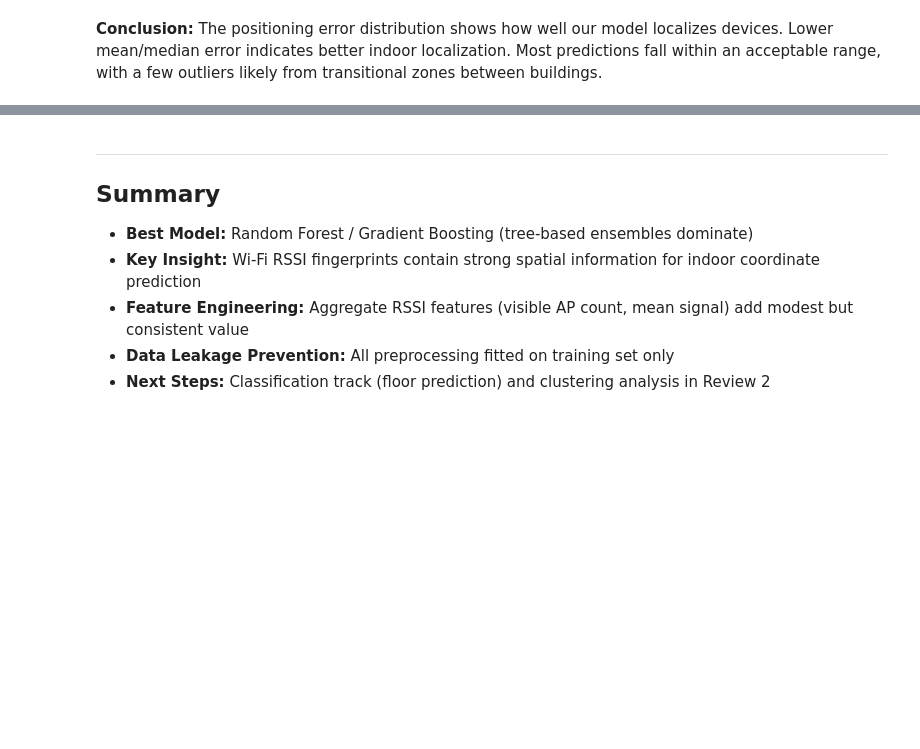
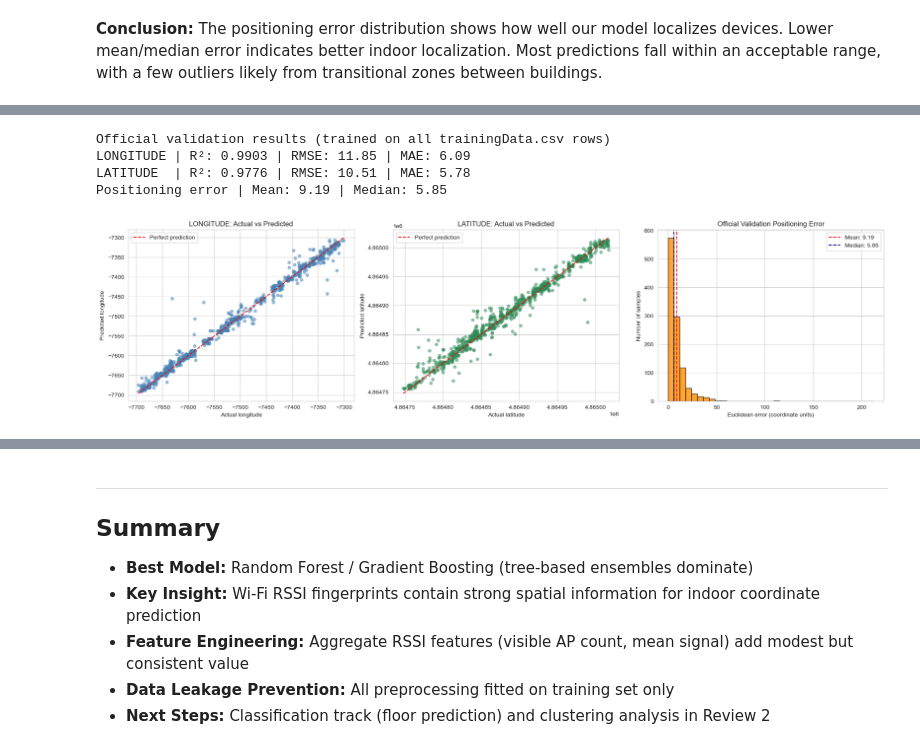
Before and after one commit to Ganesh2006646/Machine-Learning---Case-Study, a Jupyter notebook: notebooks/regression.ipynb, the cells around one changed output, grey strips where cells are left out. Cells and saved outputs as stored; diff of their text form; code cells hidden in the pictures; blank space fills up the shorter version.

```diff
--- a/notebooks/regression.ipynb
+++ b/notebooks/regression.ipynb
@@ -1045,0 +998,64 @@ Median positioning error: 2.93 units
+# %%
+X_full = train_clean[feature_cols]
+X_validation = val_clean[feature_cols]
+y_lon_full = train_clean['LONGITUDE']
+y_lat_full = train_clean['LATITUDE']
+y_lon_validation = val_clean['LONGITUDE']
+y_lat_validation = val_clean['LATITUDE']
+
+final_scaler = StandardScaler()
+X_full_scaled = final_scaler.fit_transform(X_full)
+X_validation_scaled = final_scaler.transform(X_validation)
+X_full_scaled = np.nan_to_num(X_full_scaled, nan=0.0)
+X_validation_scaled = np.nan_to_num(X_validation_scaled, nan=0.0)
+
+final_lon_model = KNeighborsRegressor(**knn_grid.best_params_, n_jobs=-1)
+final_lat_model = KNeighborsRegressor(**knn_grid.best_params_, n_jobs=-1)
+final_lon_model.fit(X_full_scaled, y_lon_full)
+final_lat_model.fit(X_full_scaled, y_lat_full)
+
+lon_validation_pred = final_lon_model.predict(X_validation_scaled)
+lat_validation_pred = final_lat_model.predict(X_validation_scaled)
+
+print('Official validation results (trained on all trainingData.csv rows)')
+print(f"LONGITUDE | R²: {r2_score(y_lon_validation, lon_validation_pred):.4f} | RMSE: {np.sqrt(mean_squared_error(y_lon_validation, lon_validation_pred)):.2f} | MAE: {mean_absolute_error(y_lon_validation, lon_validation_pred):.2f}")
+print(f"LATITUDE  | R²: {r2_score(y_lat_validation, lat_validation_pred):.4f} | RMSE: {np.sqrt(mean_squared_error(y_lat_validation, lat_validation_pred)):.2f} | MAE: {mean_absolute_error(y_lat_validation, lat_validation_pred):.2f}")
+
+validation_position_error = np.sqrt(
+    (y_lon_validation.to_numpy() - lon_validation_pred) ** 2
+    + (y_lat_validation.to_numpy() - lat_validation_pred) ** 2
+)
+print(f"Positioning error | Mean: {validation_position_error.mean():.2f} | Median: {np.median(validation_position_error):.2f}")
+
+fig, axes = plt.subplots(1, 3, figsize=(19, 5))
+
+axes[0].scatter(y_lon_validation, lon_validation_pred, alpha=0.55, color='steelblue', edgecolors='none')
+axes[0].plot([y_lon_validation.min(), y_lon_validation.max()], [y_lon_validation.min(), y_lon_validation.max()], 'r--', label='Perfect prediction')
+axes[0].set_title('LONGITUDE: Actual vs Predicted')
+axes[0].set_xlabel('Actual longitude')
+axes[0].set_ylabel('Predicted longitude')
+axes[0].legend()
+
+axes[1].scatter(y_lat_validation, lat_validation_pred, alpha=0.55, color='seagreen', edgecolors='none')
+axes[1].plot([y_lat_validation.min(), y_lat_validation.max()], [y_lat_validation.min(), y_lat_validation.max()], 'r--', label='Perfect prediction')
+axes[1].set_title('LATITUDE: Actual vs Predicted')
+axes[1].set_xlabel('Actual latitude')
+axes[1].set_ylabel('Predicted latitude')
+axes[1].legend()
+
+axes[2].hist(validation_position_error, bins=35, color='darkorange', edgecolor='black', alpha=0.8)
+axes[2].axvline(validation_position_error.mean(), color='red', linestyle='--', label=f"Mean: {validation_position_error.mean():.2f}")
+axes[2].axvline(np.median(validation_position_error), color='navy', linestyle='--', label=f"Median: {np.median(validation_position_error):.2f}")
+axes[2].set_title('Official Validation Positioning Error')
+axes[2].set_xlabel('Euclidean error (coordinate units)')
+axes[2].set_ylabel('Number of samples')
+axes[2].legend()
+
+plt.tight_layout()
+plt.show()
+# %% [output]
+Official validation results (trained on all trainingData.csv rows)
+LONGITUDE | R²: 0.9903 | RMSE: 11.85 | MAE: 6.09
+LATITUDE  | R²: 0.9776 | RMSE: 10.51 | MAE: 5.78
+Positioning error | Mean: 9.19 | Median: 5.85
+[figure, added]
```
Also changed, not shown: parts of 15 cells of this notebook, 1 other file.
